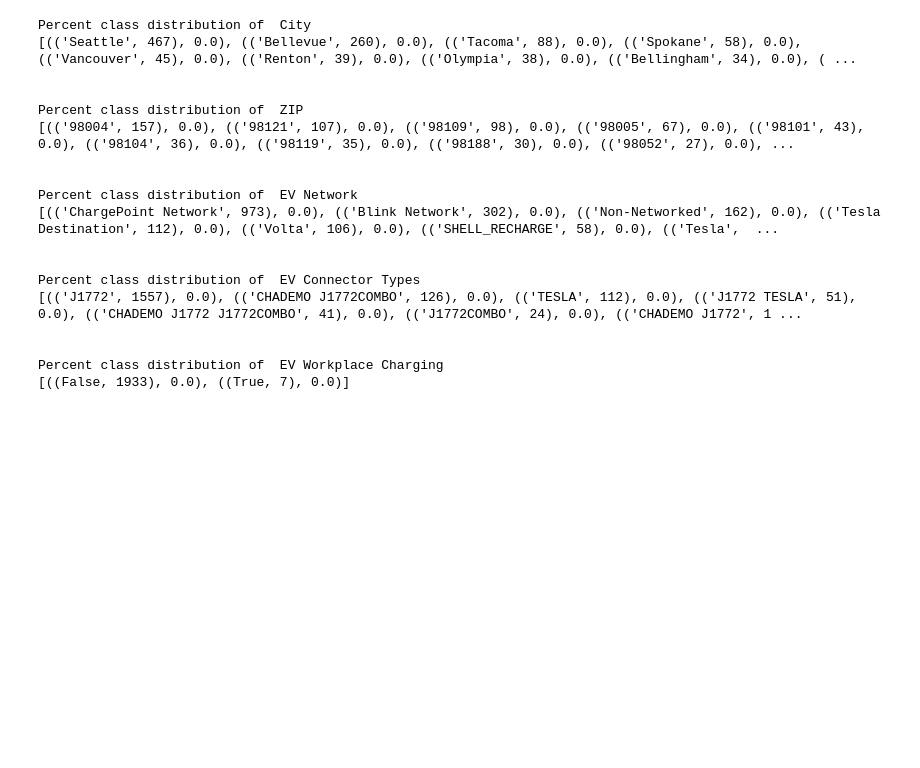
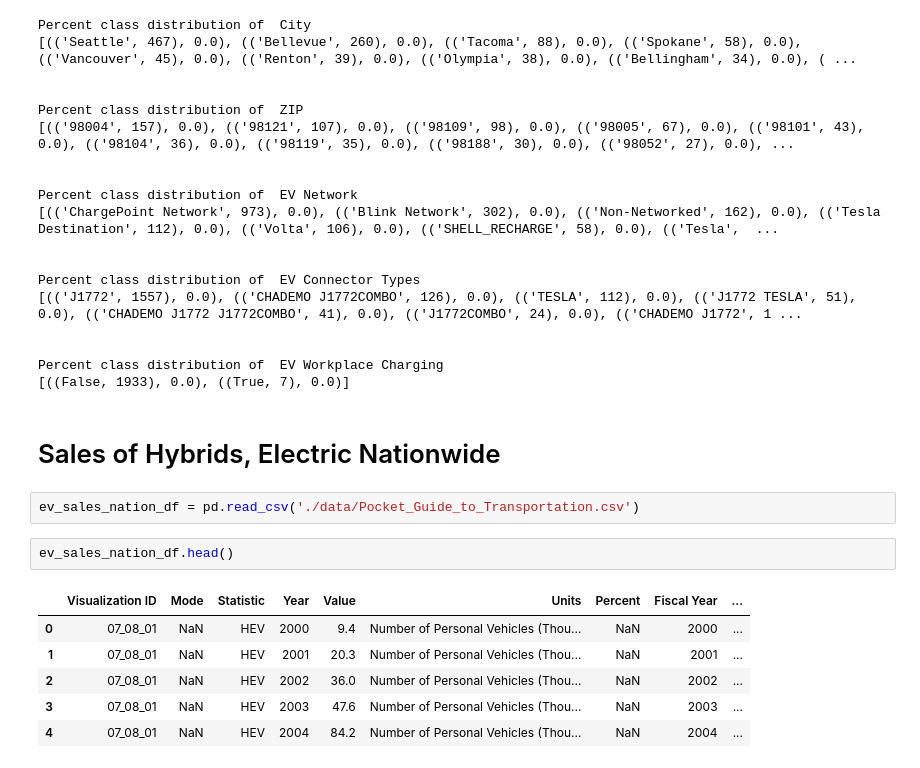
Before and after one commit to rileyfroehlich/DAAN881-Final-Project, a Jupyter notebook: data_clean.ipynb, the cells around one changed output. Drawn from its saved outputs; the diff is of its cells as text; blank space fills up the shorter version.

```diff
--- a/data_clean.ipynb
+++ b/data_clean.ipynb
@@ -359,3 +351,16 @@ Percent class distribution of  EV Connector Types
 
 Percent class distribution of  EV Workplace Charging
 [((False, 1933), 0.0), ((True, 7), 0.0)]
+# %% [markdown]
+# Sales of Hybrids, Electric Nationwide
+# %%
+ev_sales_nation_df = pd.read_csv('./data/Pocket_Guide_to_Transportation.csv')
+# %%
+ev_sales_nation_df.head()
+# %% [output]
+|  | Visualization ID | Mode | Statistic | Year | Value | Units | Percent | Fiscal Year | ... |
+| 0 | 07_08_01 | NaN | HEV | 2000 | 9.4 | Number of Personal Vehicles (Thou... | NaN | 2000 | ... |
+| 1 | 07_08_01 | NaN | HEV | 2001 | 20.3 | Number of Personal Vehicles (Thou... | NaN | 2001 | ... |
+| 2 | 07_08_01 | NaN | HEV | 2002 | 36.0 | Number of Personal Vehicles (Thou... | NaN | 2002 | ... |
+| 3 | 07_08_01 | NaN | HEV | 2003 | 47.6 | Number of Personal Vehicles (Thou... | NaN | 2003 | ... |
+| 4 | 07_08_01 | NaN | HEV | 2004 | 84.2 | Number of Personal Vehicles (Thou... | NaN | 2004 | ... |
```
Also changed, not shown: parts of 14 cells of this notebook.
